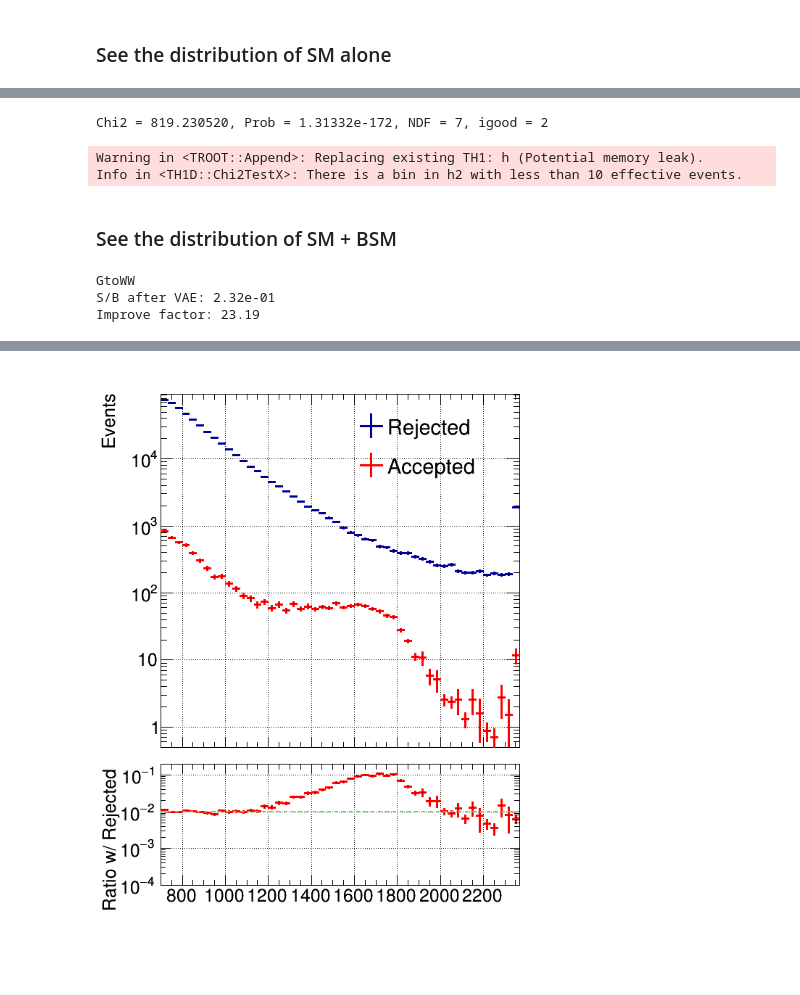
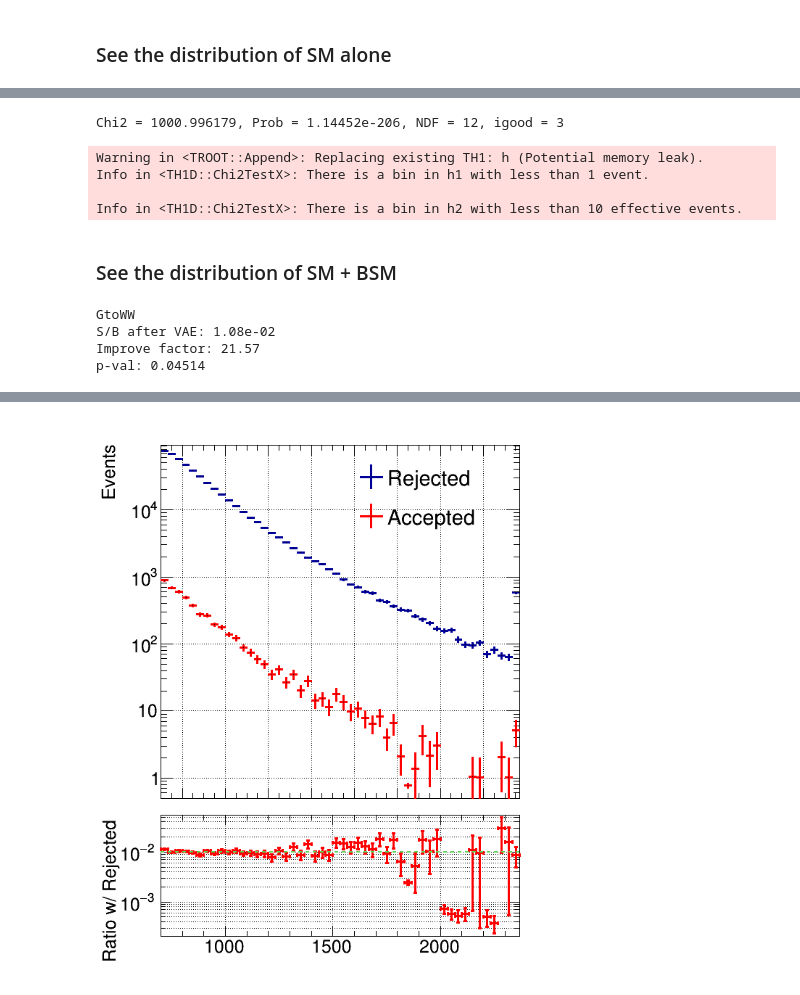
Before and after one commit to thaarres/JetAnomaly_CHEP19, a Jupyter notebook: jupyter/AnomalyDetection_test.ipynb, the cells around one changed output, grey strips where cells are left out. Saved outputs shown, nothing was run; the diff lists cells and outputs as text; code cells hidden in the pictures; blank space fills up the shorter version.

Commit message:
Stat test and eff added

```diff
--- a/jupyter/AnomalyDetection_test.ipynb
+++ b/jupyter/AnomalyDetection_test.ipynb
@@ -77,7 +77,7 @@ gbr_cut = GradientBoostingRegressor(loss='quantile', alpha=1-SM_eff,
                                 learning_rate=.1, min_samples_leaf=5,
                                 min_samples_split=5,
                                 validation_fraction=0.5,
-                                n_iter_no_change=3,
+                                n_iter_no_change=10,
                                 tol=1e-5,
                                 verbose=1)
 
@@ -157,0 +159,23 @@ c.Draw()
+# %%
+import scipy as sp
+def HypotesisTets(h_a, h_r, eff, N_asymov = 100000, show_hist = False):
+    aux, _ = rootTH1_to_np(h_r)
+    nu = eff*aux/(1-eff)
+
+    o_asymov = np.random.poisson(nu, (N_asymov, nu.shape[0]))
+
+    probs = sp.stats.poisson.pmf(o_asymov, nu)
+    nll = -np.log(probs)
+    s_asymov = np.sum(nll, axis=-1)
+
+    aux, _ = rootTH1_to_np(h_a)
+    probs_obs = sp.stats.poisson.pmf(aux.astype(np.int), nu)
+    s_obs = np.sum(-np.log(probs_obs), axis=-1)
+
+    p_val = np.sum(s_asymov > s_obs)/float(N_asymov)
+
+
+    if show_hist:
+        plt.hist(s_asymov)
+
+    return p_val
@@ -265,7 +285,7 @@ h_r.GetYaxis().SetRangeUser(0.5, 1.2*h_r.GetMaximum())
 h_r.SetStats(0)
 h_r.Sumw2()
 
-c_an = make_ratio_plot([h_r, h_a], ratio_bounds=[1e-4, 0.2], draw_opt = 'E')
+c_an = make_effiency_plot([h_r, h_a], ratio_bounds=[1e-4, 0.2], draw_opt = 'E')
 c_an.pad1.SetLogy()
 c_an.pad2.SetLogy()
 
@@ -328,8 +334,10 @@ h_normal_gauss = create_TH1D(np.random.rand(10000), binning=h_pull.binning)
 h_normal_gauss.Scale(h_pull.GetEntries()/h_normal_gauss.GetEntries())
 h_pull.Chi2Test(h_normal_gauss, 'UWP');
 # %% [output]
-Chi2 = 819.230520, Prob = 1.31332e-172, NDF = 7, igood = 2
+Chi2 = 1000.996179, Prob = 1.14452e-206, NDF = 12, igood = 3
 Warning in <TROOT::Append>: Replacing existing TH1: h (Potential memory leak).
+Info in <TH1D::Chi2TestX>: There is a bin in h1 with less than 1 event.
+
 Info in <TH1D::Chi2TestX>: There is a bin in h2 with less than 10 effective events.
 # %% [markdown]
 ### See the distribution of SM + BSM
@@ -338,3 +344,5 @@ r_SoB_pre = 10e-3
+# %%
+r_SoB_pre = 5e-4
 # %%
 for name_BSM in ['GtoWW']:
     print('\n'+name_BSM)
@@ -369,7 +377,7 @@ for name_BSM in ['GtoWW']:
     aux_h_r.Add(h_r, h_r_BSM, 1, scale_f)
     aux_h_r.GetYaxis().SetRangeUser(0.5, 1.2*aux_h_r.GetMaximum())
 
-    c_an = make_ratio_plot([aux_h_r, aux_h_a], ratio_bounds=[1e-4, 0.2], draw_opt = 'E')
+    c_an = make_effiency_plot([aux_h_r, aux_h_a], ratio_bounds=[1e-4, 0.2], draw_opt = 'E')
     c_an.pad1.SetLogy()
     c_an.pad2.SetLogy()
 
@@ -381,7 +389,11 @@ for name_BSM in ['GtoWW']:
     ln.DrawLine(h_r.GetXaxis().GetXmin(), SM_eff, h_r.GetXaxis().GetXmax(), SM_eff)
 
     c_an.Draw()
+
+    p_val = HypotesisTets(aux_h_a, aux_h_r, SM_eff)
+    print('p-val:', p_val)
 # %% [output]
 GtoWW
-S/B after VAE: 2.32e-01
-Improve factor: 23.19
+S/B after VAE: 1.08e-02
+Improve factor: 21.57
+p-val: 0.04514
@@ -389 +407 @@ Warning in <TCanvas::Constructor>: Deleting canvas with same name: c_out_ratio
-[figure, old version]
+[figure, new version]
```
Also changed, not shown: parts of 13 cells of this notebook, 2 other files.
